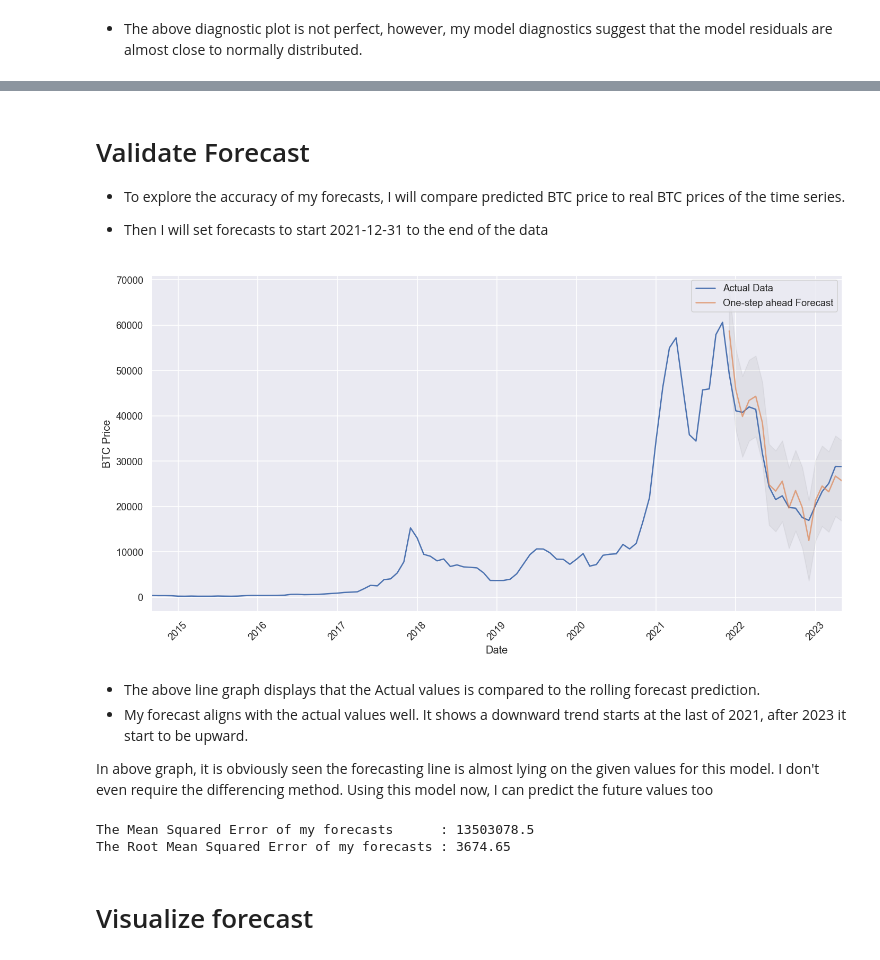
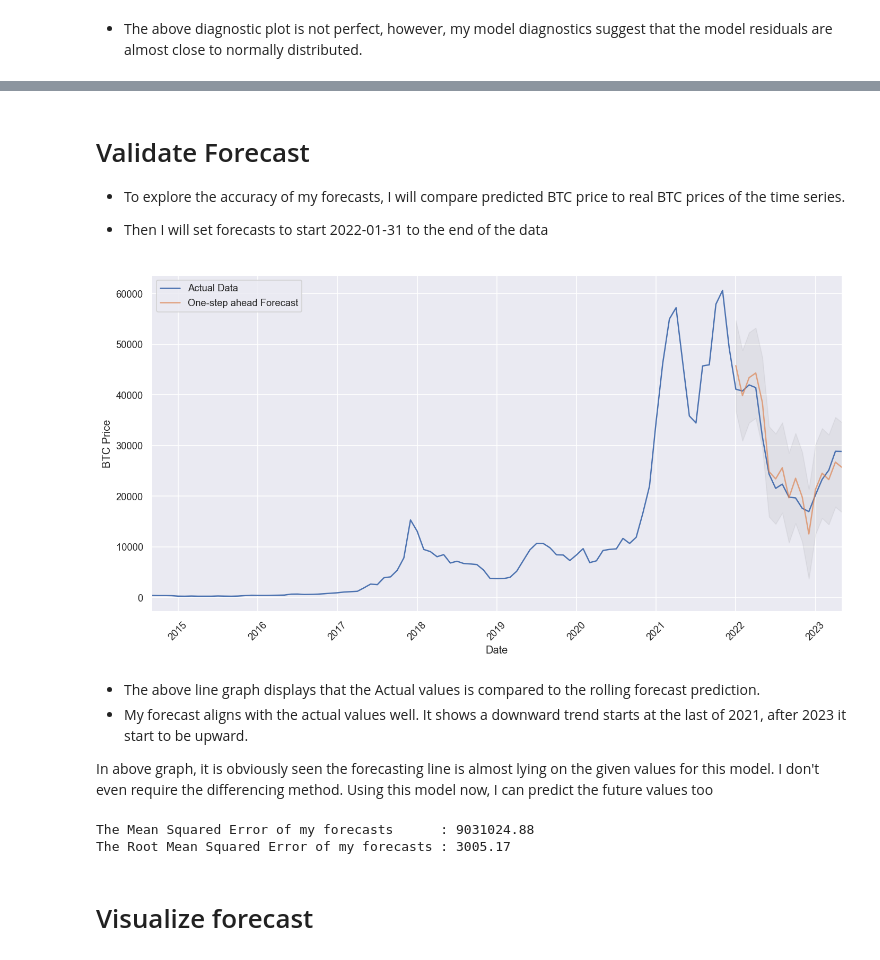
Before and after one commit to drykvf/Bitcoin_Pred_022023, a Jupyter notebook: Bitcoin Price Pred-HeraK.ipynb, the cells around one changed output, grey strips where cells are left out. Cells and saved outputs as stored; diff of their text form; code cells hidden in the pictures.

```diff
--- a/Bitcoin Price Pred-HeraK.ipynb
+++ b/Bitcoin Price Pred-HeraK.ipynb
@@ -981,36 +962,36 @@ Freq: M, Name: close, dtype: float64
 
 * To explore the accuracy of my forecasts, I will compare predicted BTC price to real BTC prices of the time series.
 
-* Then I will set forecasts to start 2021-12-31 to the end of the data
+* Then I will set forecasts to start 2022-01-31 to the end of the data
 # %%
-
-pred = results.get_prediction(start=pd.to_datetime('2021-12-31'), dynamic=False)
+# Prediction after 2022-01-31
+pred = results.get_prediction(start=pd.to_datetime('2022-01-31'), dynamic=False)
 
 # Confidence Interval construction for the predicted mean
 pred_ci = pred.conf_int()
 
 # Since 2014 I plot the actual data
 ax = close_mts['2014-09-30':].plot(label='Actual Data')
 
 # Forecasts a future output based on trends found through historical data
 pred.predicted_mean.plot(ax=ax, label='One-step ahead Forecast', alpha=.7, figsize=(14, 7))
 
 ax.fill_between(pred_ci.index,
                 pred_ci.iloc[:, 0],
                 pred_ci.iloc[:, 1], color='k', alpha=.05)
 
 ax.set_xlabel('Date')
 ax.set_ylabel('BTC Price')
 
 # Rotate the x-axis to read easier
 plt.xticks(rotation=45)
 
 #Save the figure
-plt.savefig("Prediction after 2019 BTC.png", transparent = True, dpi=150)
+plt.savefig("Prediction after 2022 BTC.png", transparent = True, dpi=150)
 plt.legend()
 plt.show()
 # %% [output]
-[figure, old version]
+[figure, new version]
 # %% [markdown]
 * The above line graph displays that the Actual values is compared to the rolling forecast prediction.
 * My forecast aligns with the actual values well. It shows a downward trend starts at the last of 2021, after 2023 it start to be upward.
@@ -1020,7 +1001,7 @@ In above graph, it is obviously seen the forecasting line is almost lying on the
 # Calculate the mean Squared Error
 
 close_mts_forecasted = pred.predicted_mean
-close_mts_truth = close_mts['2021-12-31':]
+close_mts_truth = close_mts['2022-01-31':]
 mse = ((close_mts_forecasted - close_mts_truth) ** 2).mean()
 
 # MSE is a measure of the quality of an estimator measures the average of the squares of the errors
@@ -1030,8 +1011,8 @@ print('The Mean Squared Error of my forecasts      : {}'.format(round(mse, 2)))
 # Root of Mean Squared Error
 print('The Root Mean Squared Error of my forecasts : {}'.format(round(np.sqrt(mse), 2)))
 # %% [output]
-The Mean Squared Error of my forecasts      : 13503078.5
-The Root Mean Squared Error of my forecasts : 3674.65
+The Mean Squared Error of my forecasts      : 9031024.88
+The Root Mean Squared Error of my forecasts : 3005.17
 # %% [markdown]
 # Visualize forecast
 # %%
```
Also changed, not shown: parts of 33 cells of this notebook.
